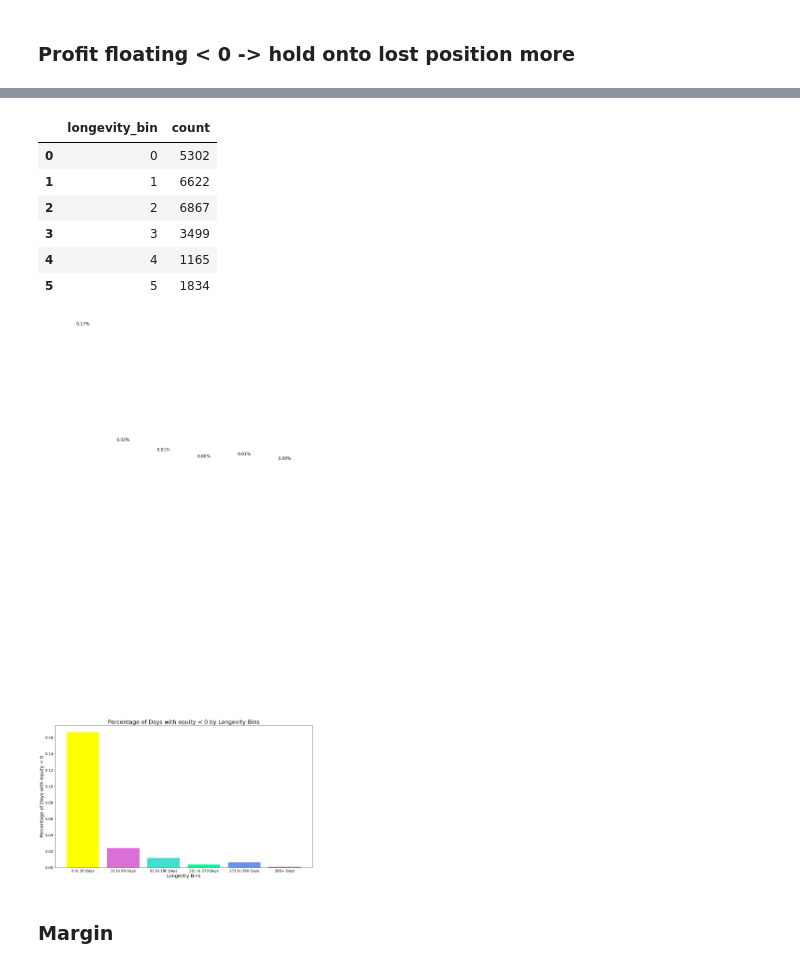
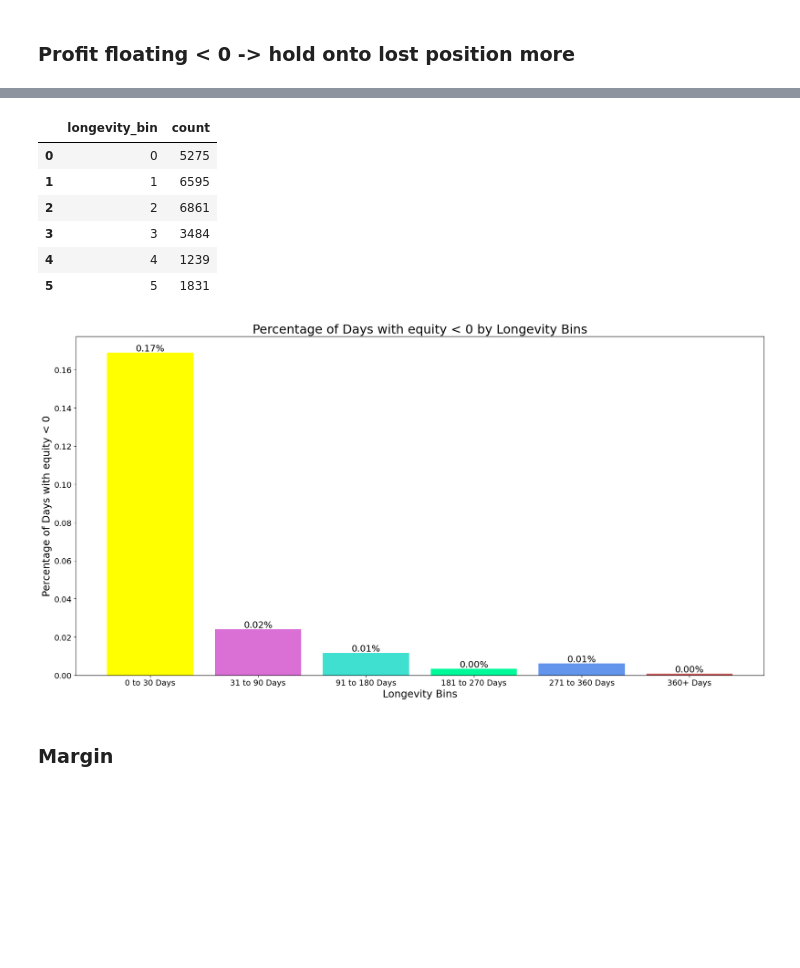
Before and after one commit to CommonCrayon/CapstoneProject, a Jupyter notebook: DataExploration/Vi_EDA_Of_FeatureEngineering.ipynb, the cells around one changed output, grey strips where cells are left out. Cells and saved outputs as stored; diff of their text form; code cells hidden in the pictures; blank space fills up the shorter version.

```diff
--- a/DataExploration/Vi_EDA_Of_FeatureEngineering.ipynb
+++ b/DataExploration/Vi_EDA_Of_FeatureEngineering.ipynb
@@ -2,10 +2,10 @@
 import pandas as pd
 import matplotlib.pyplot as plt
 # %%
-trades_df = pd.read_csv('trades.csv')
-symbol_df = pd.read_csv('symbol.csv')
-reason_df = pd.read_csv('reason.csv')
-daily_report_df = pd.read_csv('daily_report.csv')
+trades_df = pd.read_csv('../Dataset/trades.csv')
+symbol_df = pd.read_csv('../Dataset/symbol.csv')
+reason_df = pd.read_csv('../Dataset/reason.csv')
+daily_report_df = pd.read_csv('../Dataset/daily_report.csv')
 # %%
 pd.options.display.float_format = '{:.2f}'.format
 # %% [markdown]
@@ -14,7 +14,7 @@ pd.options.display.float_format = '{:.2f}'.format
 ## random stuff
 # %%
 # Read the CSV file into a DataFrame
-dataset = pd.read_csv("output_dataset.csv")
+dataset = pd.read_csv("../Dataset/output_dataset.csv")
 # dataset
 # %%
 # dataset_outlier
@@ -521,12 +521,12 @@ count_profit_floating_positive = filtered_new_daily_report_df.groupby('longevity
 count_profit_floating_positive
 # %% [output]
 |  | longevity_bin | count |
-| 0 | 0 | 5302 |
-| 1 | 1 | 6622 |
-| 2 | 2 | 6867 |
-| 3 | 3 | 3499 |
-| 4 | 4 | 1165 |
-| 5 | 5 | 1834 |
+| 0 | 0 | 5275 |
+| 1 | 1 | 6595 |
+| 2 | 2 | 6861 |
+| 3 | 3 | 3484 |
+| 4 | 4 | 1239 |
+| 5 | 5 | 1831 |
 # %%
 import matplotlib.pyplot as plt
 
@@ -535,35 +535,35 @@ percentage_days_equity_negative = [
     (longevity_0_daily_report['equity'].lt(0).sum() / longevity_0_daily_report['longevity'].sum()) * 100,
     (longevity_1_daily_report['equity'].lt(0).sum() / longevity_1_daily_report['longevity'].sum()) * 100,
     (longevity_2_daily_report['equity'].lt(0).sum() / longevity_2_daily_report['longevity'].sum()) * 100,
     (longevity_3_daily_report['equity'].lt(0).sum() / longevity_3_daily_report['longevity'].sum()) * 100,
     (longevity_4_daily_report['equity'].lt(0).sum() / longevity_4_daily_report['longevity'].sum()) * 100,
     (longevity_5_daily_report['equity'].lt(0).sum() / longevity_5_daily_report['longevity'].sum()) * 100,
 ]
 
 # Creating the plot
 plt.figure(figsize=(18, 10))
 
 # Plotting the bar graph
 bars = plt.bar(range(len(percentage_days_equity_negative)), percentage_days_equity_negative, tick_label=bin_labels, color=colors)
 
 # Adding labels for the percentages on top of each bar
 for bar, percentage in zip(bars, percentage_days_equity_negative):
-    plt.text(bar.get_x() + bar.get_width() / 2, bar.get_height() + 0.5, f'{percentage:.2f}%', ha='center', va='bottom', fontsize=16, color='black')
+    plt.text(bar.get_x() + bar.get_width() / 2, bar.get_height(), f'{percentage:.2f}%', ha='center', va='bottom', fontsize=16, color='black')
 
 # Adding labels and title
 plt.xlabel('Longevity Bins', fontsize=18)
 plt.ylabel('Percentage of Days with equity < 0', fontsize=18)
 plt.title('Percentage of Days with equity < 0 by Longevity Bins', fontsize=22)
 
 plt.xticks(fontsize=14)
 plt.yticks(fontsize=14)
 
 # Displaying the graph with adjusted layout
 plt.tight_layout(rect=[0, 0, 1, 0.95])
 
 plt.show()
 # %% [output]
-[figure, old version]
+[figure, new version]
 # %% [markdown]
 ### Margin
 # %%
```
Also changed, not shown: parts of 26 cells of this notebook, 4 other files.
